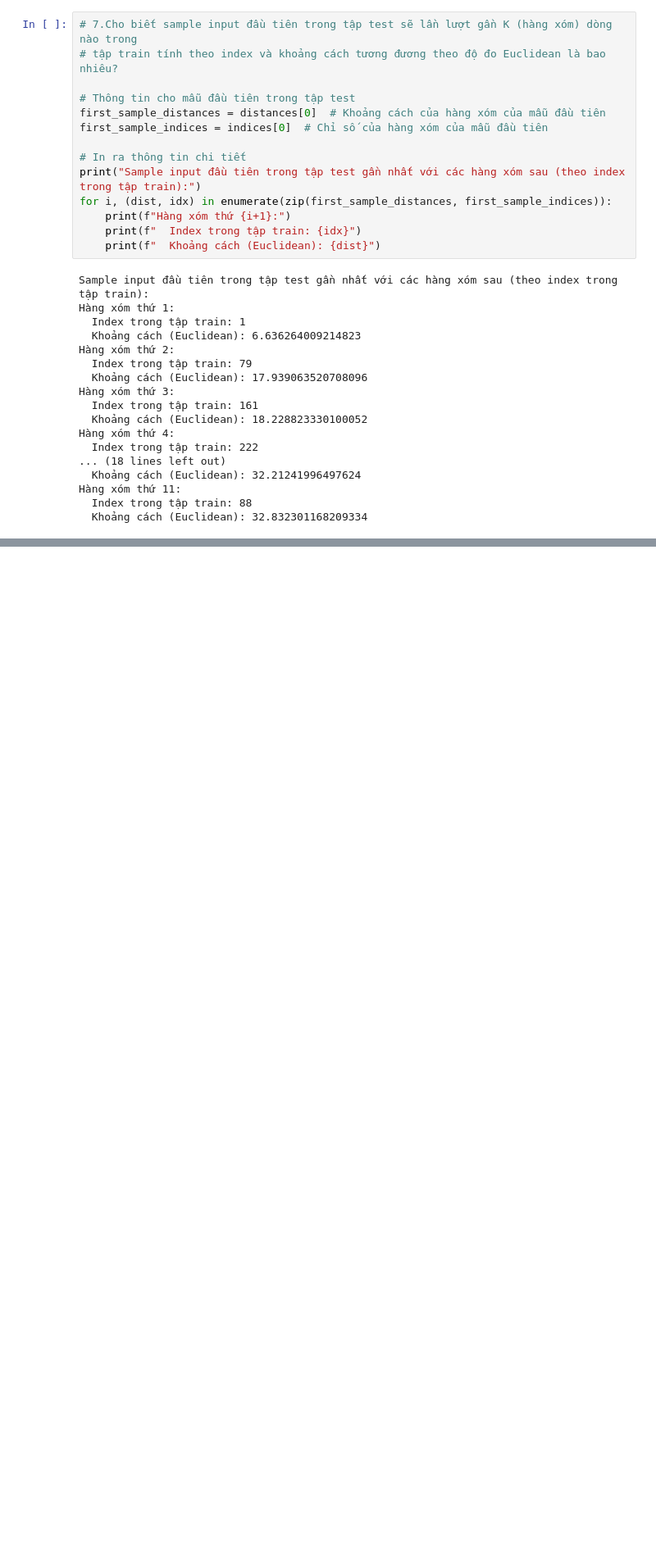
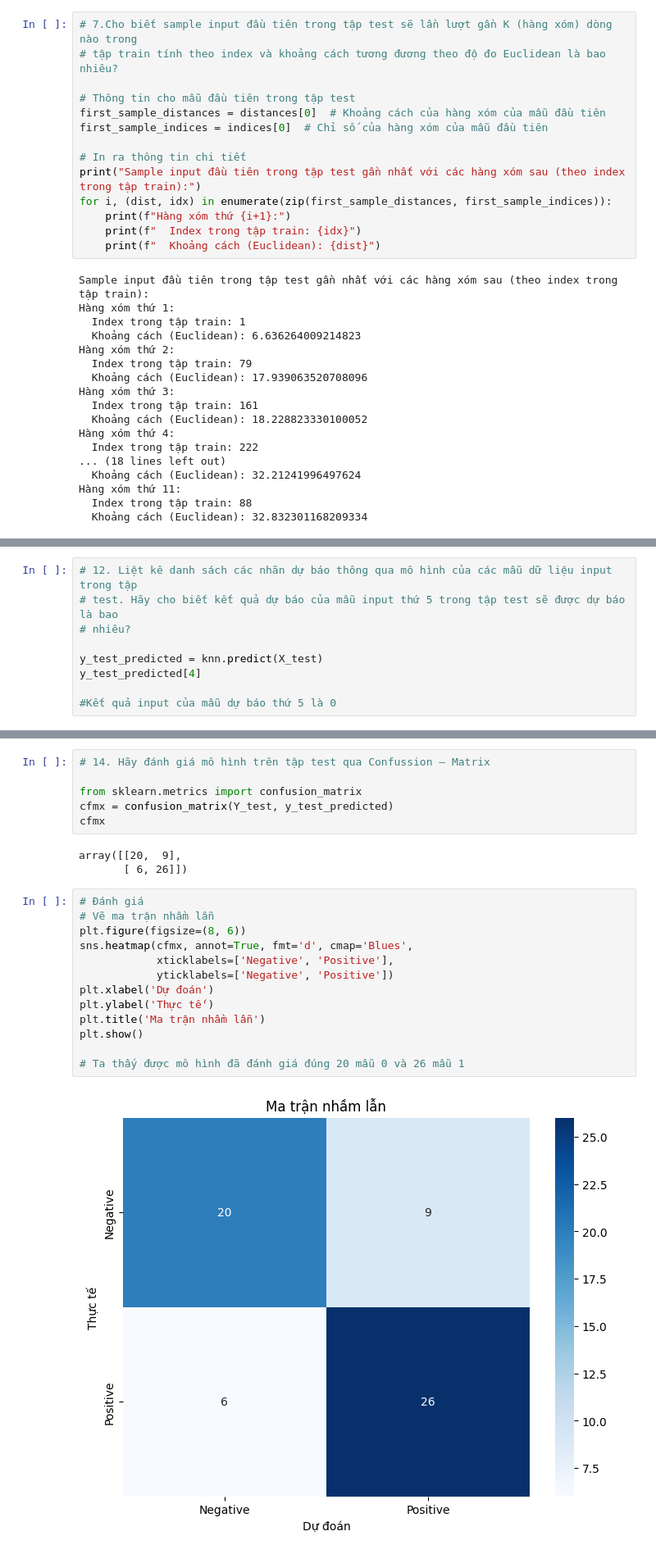
Before and after one commit to bloghaynhat/nmptdlai, a Jupyter notebook: TH05/btapheart.ipynb, the cells around one changed output, grey strips where cells are left out. Shown at 82% size. Drawn from its saved outputs; the diff is of its cells as text; blank space fills up the shorter version.

```diff
--- a/TH05/btapheart.ipynb
+++ b/TH05/btapheart.ipynb
@@ -196,0 +261,9 @@ for i, (n)
+# %%
+# 12. Liệt kê danh sách các nhãn dự báo thông qua mô hình của các mẫu dữ liệu input trong tập
+# test. Hãy cho biết kết quả dự báo của mẫu input thứ 5 trong tập test sẽ được dự báo là bao
+# nhiêu?
+
+y_test_predicted = knn.predict(X_test)
+y_test_predicted[4]
+
+#Kết quả input của mẫu dự báo thứ 5 là 0
@@ -196,0 +284,24 @@ for i, (n)
+# %%
+# 14. Hãy đánh giá mô hình trên tập test qua Confussion – Matrix
+
+from sklearn.metrics import confusion_matrix
+cfmx = confusion_matrix(Y_test, y_test_predicted)
+cfmx
+# %% [output]
+array([[20,  9],
+       [ 6, 26]])
+# %%
+# Đánh giá
+# Vẽ ma trận nhầm lẫn
+plt.figure(figsize=(8, 6))
+sns.heatmap(cfmx, annot=True, fmt='d', cmap='Blues',
+            xticklabels=['Negative', 'Positive'],
+            yticklabels=['Negative', 'Positive'])
+plt.xlabel('Dự đoán')
+plt.ylabel('Thực tế')
+plt.title('Ma trận nhầm lẫn')
+plt.show()
+
+# Ta thấy được mô hình đã đánh giá đúng 20 mẫu 0 và 26 mẫu 1
+# %% [output]
+[figure, added]
```
Also changed, not shown: parts of 14 cells of this notebook, 9 other files.
